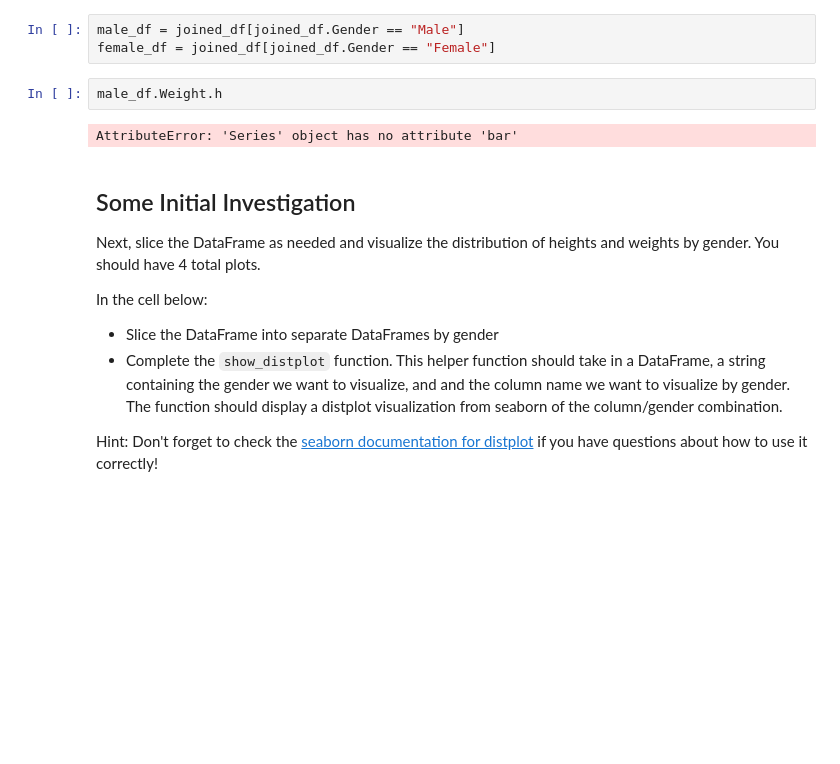
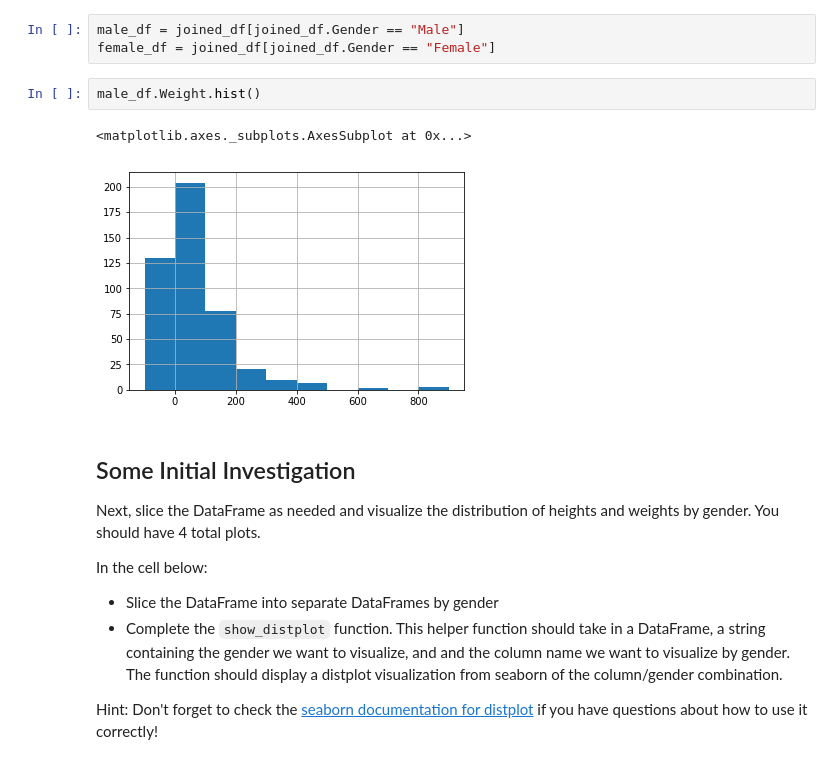
Before and after one commit to Botafogo1894/dsc-1-04-13-project-data-cleaning-nyc-career-ds-102218, a Jupyter notebook: index.ipynb, the cells around one changed output. Cells and saved outputs as stored; diff of their text form; blank space fills up the shorter version.

```diff
--- a/index.ipynb
+++ b/index.ipynb
@@ -209,9 +209,10 @@ In the cell below, subset male and female heroes into different dataframes.  Cre
 male_df = joined_df[joined_df.Gender == "Male"]
 female_df = joined_df[joined_df.Gender == "Female"]
 # %%
-male_df.Weight.h
+male_df.Weight.hist()
 # %% [output]
-AttributeError: 'Series' object has no attribute 'bar'
+<matplotlib.axes._subplots.AxesSubplot at 0x...>
+[figure, added]
 # %% [markdown]
 ## Some Initial Investigation
 
```
